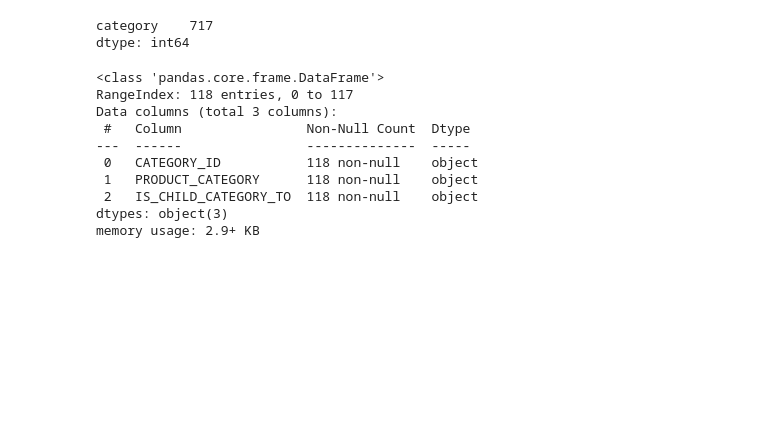
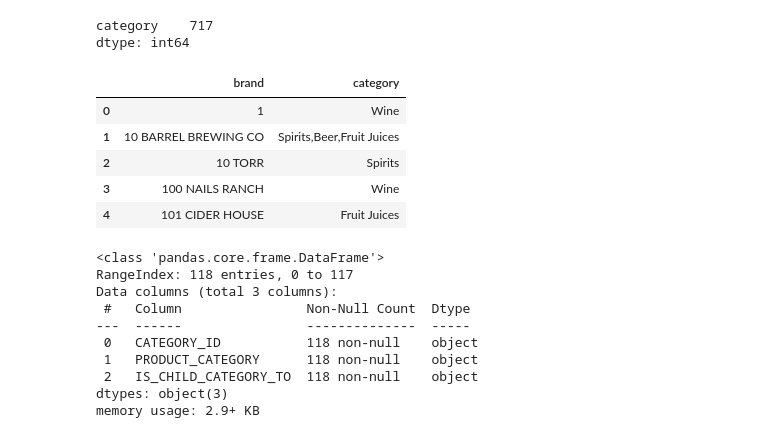
Before and after one commit to hbbhsy/FetchReward_takehome, a Jupyter notebook: takehome.ipynb, the cells around one changed output. Cells and saved outputs as stored; diff of their text form; code cells hidden in the pictures; blank space fills up the shorter version.

```diff
--- a/takehome.ipynb
+++ b/takehome.ipynb
@@ -49,3 +71,6 @@ brand_df.rename(columns={'BRAND':'brand', 'BRAND_BELONGS_TO_CATEGORY':'category'
+# %%
+# Remmove null values
+brand_df.dropna(axis=0, inplace=True)
 # %%
 # Count unique values in each columns
 brand_df.nunique()
@@ -63,6 +88,15 @@ category    717
 dtype: int64
 # %%
 brand_df = brand_df.groupby('brand').agg(lambda col: ','.join(col)).reset_index()
+# %%
+brand_df.head()
+# %% [output]
+|  | brand | category |
+| 0 | 1 | Wine |
+| 1 | 10 BARREL BREWING CO | Spirits,Beer,Fruit Juices |
+| 2 | 10 TORR | Spirits |
+| 3 | 100 NAILS RANCH | Wine |
+| 4 | 101 CIDER HOUSE | Fruit Juices |
 # %%
 cat_df = pd.read_csv('data/categories.csv')
 cat_df.info()
```
Also changed, not shown: parts of 2 cells of this notebook.
